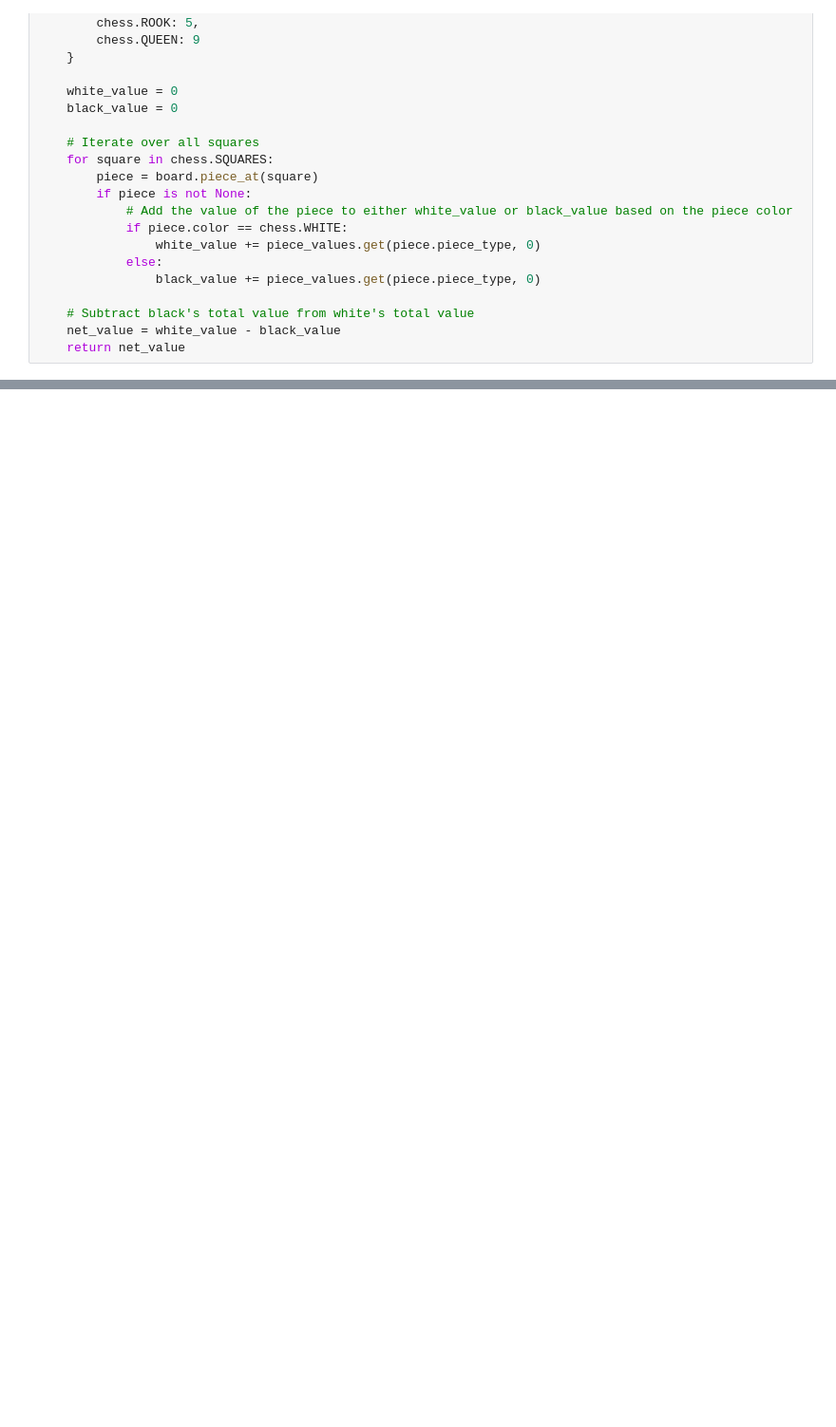
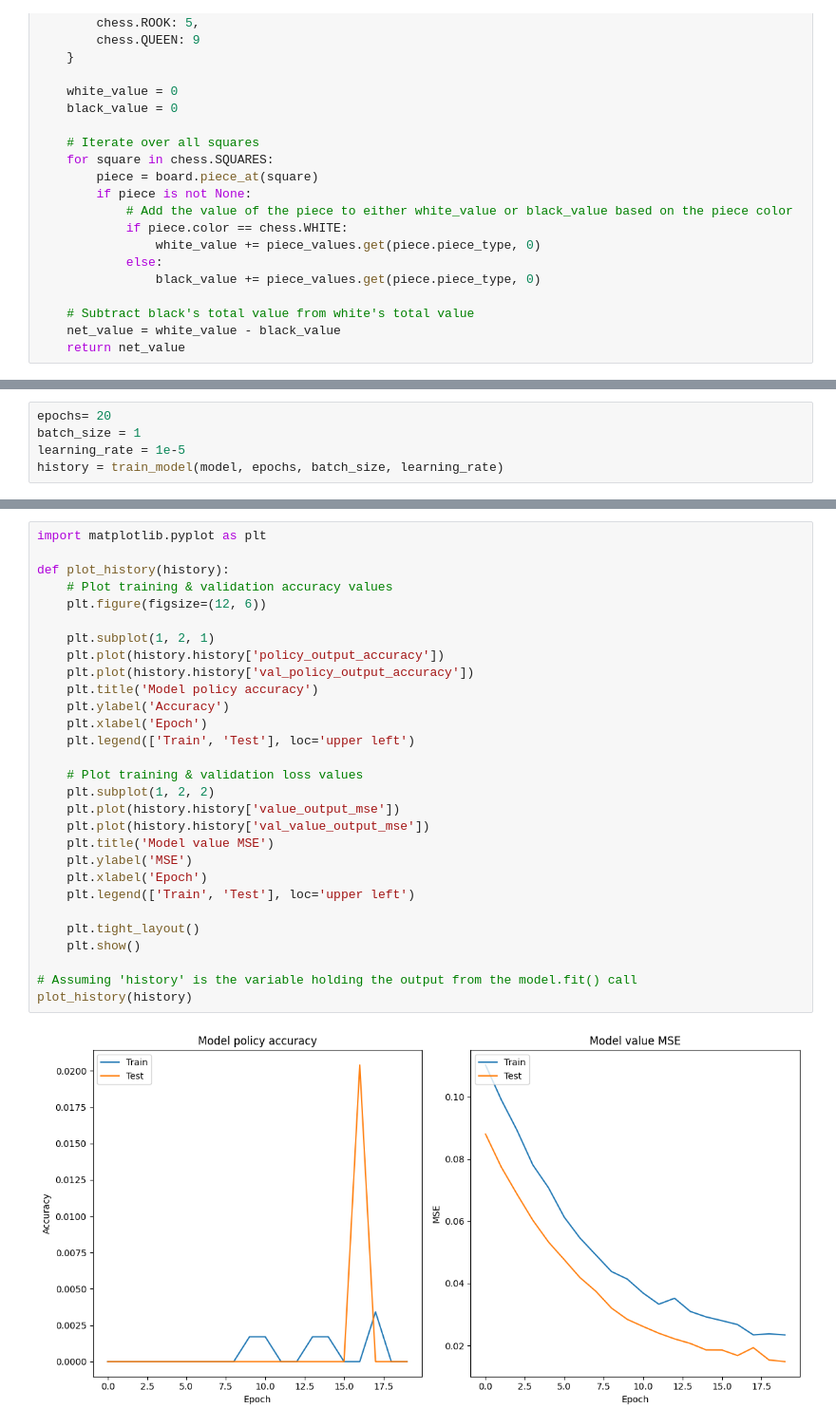
Before and after one commit to dikshyantacharya/Chess-With-ReinforcementLearning, a Jupyter notebook: Chess_ReinforcementLearning.ipynb, the cells around one changed output, grey strips where cells are left out. Shown at 95% size. Saved outputs shown, nothing was run; the diff lists cells and outputs as text; blank space fills up the shorter version.

```diff
--- a/Chess_ReinforcementLearning.ipynb
+++ b/Chess_ReinforcementLearning.ipynb
@@ -553,0 +582,5 @@ Result: *
+# %%
+epochs= 20
+batch_size = 1
+learning_rate = 1e-5
+history = train_model(model, epochs, batch_size, learning_rate)
@@ -553,0 +605,31 @@ Result: *
+# %%
+import matplotlib.pyplot as plt
+
+def plot_history(history):
+    # Plot training & validation accuracy values
+    plt.figure(figsize=(12, 6))
+
+    plt.subplot(1, 2, 1)
+    plt.plot(history.history['policy_output_accuracy'])
+    plt.plot(history.history['val_policy_output_accuracy'])
+    plt.title('Model policy accuracy')
+    plt.ylabel('Accuracy')
+    plt.xlabel('Epoch')
+    plt.legend(['Train', 'Test'], loc='upper left')
+
+    # Plot training & validation loss values
+    plt.subplot(1, 2, 2)
+    plt.plot(history.history['value_output_mse'])
+    plt.plot(history.history['val_value_output_mse'])
+    plt.title('Model value MSE')
+    plt.ylabel('MSE')
+    plt.xlabel('Epoch')
+    plt.legend(['Train', 'Test'], loc='upper left')
+
+    plt.tight_layout()
+    plt.show()
+
+# Assuming 'history' is the variable holding the output from the model.fit() call
+plot_history(history)
+# %% [output]
+[figure, added]
```
Also changed, not shown: parts of 10 cells of this notebook.
